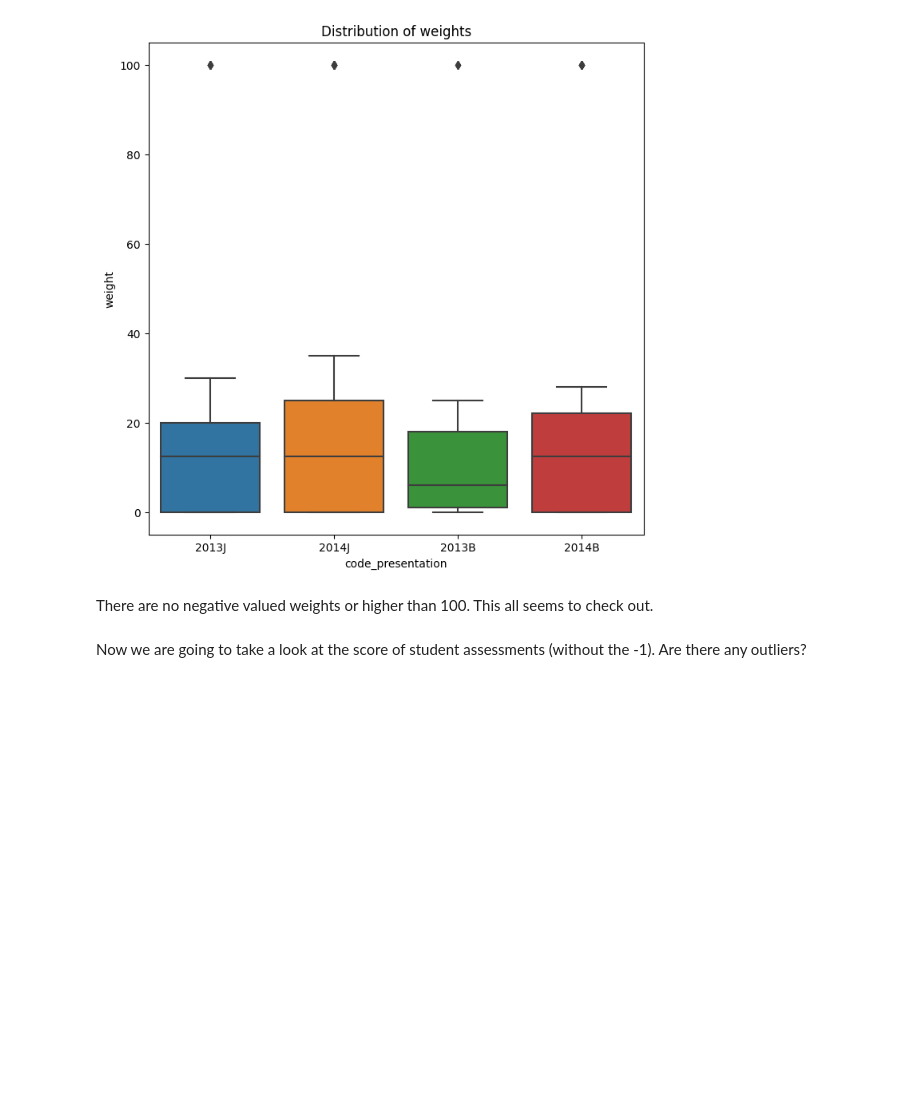
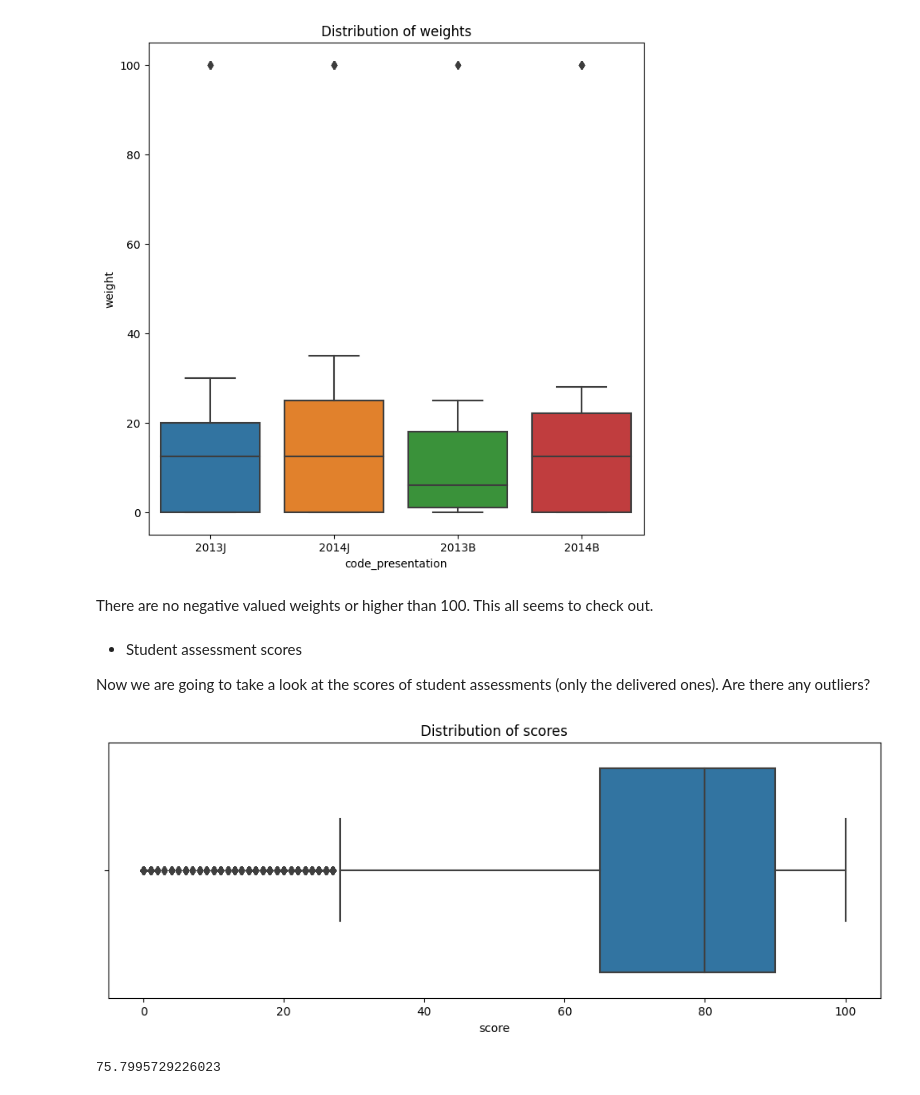
Before and after one commit to randmon/ucll_ti_data_and_ai_group_assignments, a Jupyter notebook: Assignment 2/assignment2.ipynb, the cells around one changed output. Drawn from its saved outputs; the diff is of its cells as text; code cells hidden in the pictures; blank space fills up the shorter version.

```diff
--- a/Assignment 2/assignment2.ipynb
+++ b/Assignment 2/assignment2.ipynb
@@ -512,4 +515,18 @@ sns.boxplot(data=assessments_df,x="code_presentation",y="weight" , ax=ax);
 # %% [markdown]
 There are no negative valued weights or higher than 100. This all seems to check out.
 # %% [markdown]
-Now we are going to take a look at the score of student assessments (without the -1). Are there any outliers?
+- Student assessment scores
+
+Now we are going to take a look at the scores of student assessments (only the delivered ones). Are there any outliers?
+# %%
+delivered_assessments = student_assessment_df[student_assessment_df["score"] >= 0]
+
+fig, ax = plt.subplots(figsize=(12,4))
+ax.set_title("Distribution of scores")
+sns.boxplot(data=delivered_assessments, x="score", ax=ax);
+# %% [output]
+[figure, added]
+# %%
+delivered_assessments['score'].mean()
+# %% [output]
+75.7995729226023
```
Also changed, not shown: parts of 49 cells of this notebook.
